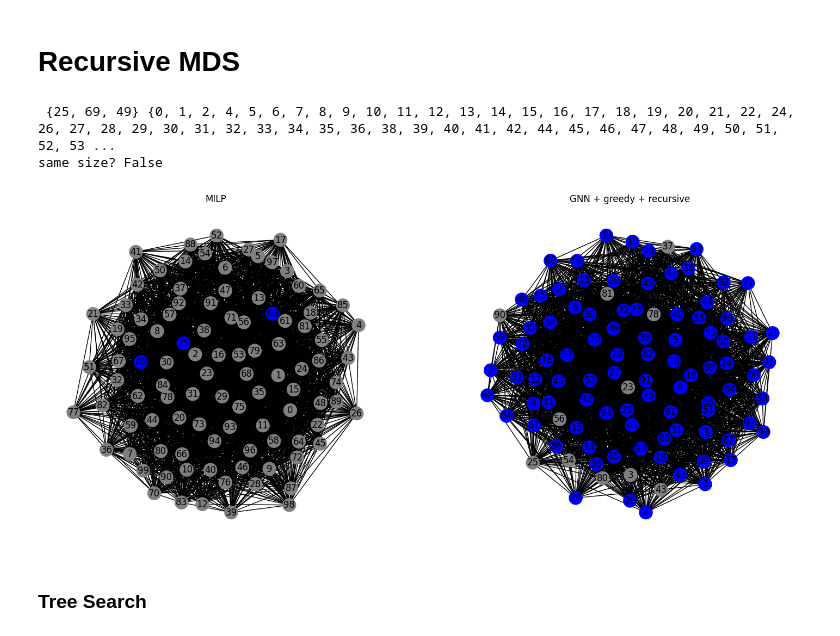
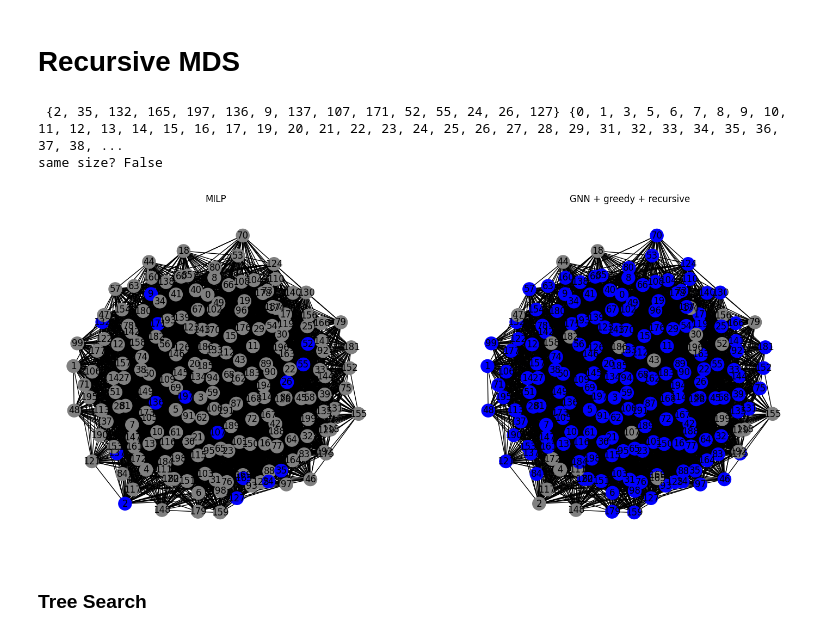
Before and after one commit to osnieltx/gnn-co, a Jupyter notebook: test_mds.ipynb, the cells around one changed output. Cells and saved outputs as stored; diff of their text form; code cells hidden in the pictures.

```diff
--- a/test_mds.ipynb
+++ b/test_mds.ipynb
@@ -129,6 +149,7 @@ def mds_greedy(gnn: GNNModel, g: nx.Graph, verbose=False) -> set:
     while g_:
         n_s = set()
         for v, _ in sorted_prob_maps[id_best_sol]:
+            if verbose: print(f'{len(s)}')
             if v in s | n_s or v not in g_:
                 continue
 
@@ -156,7 +197,7 @@ plt.ioff()
 try:
     layout = nx.planar_layout(g_n)
 except:
-    layout = nx.drawing.spring_layout(g_n)
+    layout = nx.drawing.random_layout(g_n)
 
 fig, axes = plt.subplots(ncols=3, figsize=(18, 8))
 
@@ -193,17 +234,21 @@ gnn_ref_ltq_mvc = [False] * tt_g
 gnn_ref_cv = [False] * tt_g  # if the solution is a vertex cover
 cov_size_by_head = [0] * m
 uncovered_nodes_by_head = [0] * m
+indexes = set(range(len(graphs)))
 
 for i in trange(tt_g):
-    g = create_graph(n, p)
-    edge_list = [(int(a), int(b)) for a, b in g.T]
+    if graphs:
+        tg = graphs[indexes.pop()]
+        g = tg.edge_index
+        mds = {i for i, s in enumerate(tg.y) if s}
+    else:
+        g = create_graph(n, p)
+        mds = solver(g, n)
+
     x = get_x(g, n)
-    g_n = nx.from_edgelist(edge_list)
+    g_n = nx.from_edgelist(g.T.tolist())
     g_n.x = x
     g_n.edge_list = g
-
-    mds = solver(g, n)
-    y = torch.FloatTensor([[n in mds] for n in range(n)])
 
     _, maps, idx = forward(gnn, g_n) # useful?
 
@@ -322,45 +385,47 @@ def mds_r(gnn, g: nx.Graph, verbose=False):
 
     return s
 # %%
-n = 100
-g = create_graph(n, p)
+if graphs:
+    tg = choice(graphs)
+    g = tg.edge_index
+    sol = {i for i, s in enumerate(g_n.y) if s}
+else:
+    g = create_graph(n, p)
+    sol = solver(g, n)
+    y = torch.FloatTensor([[n in sol] for n in range(n)])
+
 x = get_x(g, n)
-edge_list = [(int(a), int(b)) for a, b in g.T]
-g_n = nx.from_edgelist(edge_list)
+g_n = nx.from_edgelist(g.T.tolist())
 g_n.x = x
 g_n.edge_list = g
-
-sol = solver(g, n)
-y = torch.FloatTensor([[n in sol] for n in range(n)])
 
 s = mds_r(gnn, g_n)
 
 print('\n', sol, s)
 print(f'same size? {len(sol) == len(s)}')
 # %% [output]
- {25, 69, 49} {0, 1, 2, 4, 5, 6, 7, 8, 9, 10, 11, 12, 13, 14, 15, 16, 17, 18, 19, 20, 21, 22, 24, 26, 27, 28, 29, 30, 31, 32, 33, 34, 35, 36, 38, 39, 40, 41, 42, 44, 45, 46, 47, 48, 49, 50, 51, 52, 53 ...
+ {2, 35, 132, 165, 197, 136, 9, 137, 107, 171, 52, 55, 24, 26, 127} {0, 1, 3, 5, 6, 7, 8, 9, 10, 11, 12, 13, 14, 15, 16, 17, 19, 20, 21, 22, 23, 24, 25, 26, 27, 28, 29, 31, 32, 33, 34, 35, 36, 37, 38, ...
 same size? False
 # %%
-layout = None
 try:
     layout = nx.planar_layout(g_n)
 except:
-    pass
+    layout = nx.drawing.spring_layout(g_n)
 
 fig, axes = plt.subplots(ncols=2, figsize=(18, 8))
 
 node_colors = ['blue' if n in sol else 'gray' for n in g_n]
 nx.draw(g_n, with_labels=True, node_color=node_colors, pos=layout, ax=axes[0])
 
 node_colors = ['blue' if n in s else 'gray' for n in g_n]
 nx.draw(g_n, with_labels=True, node_color=node_colors, pos=layout, ax=axes[1])
 
 for i, t in enumerate(['MILP', 'GNN + greedy + recursive']):
     axes[i].set_title(t)
 
 plt.show()
 # %% [output]
-[figure, old version]
+[figure, new version]
 # %%
 # raise Exception
 # %% [markdown]
```
Also changed, not shown: parts of 22 cells of this notebook, 3 other files.
